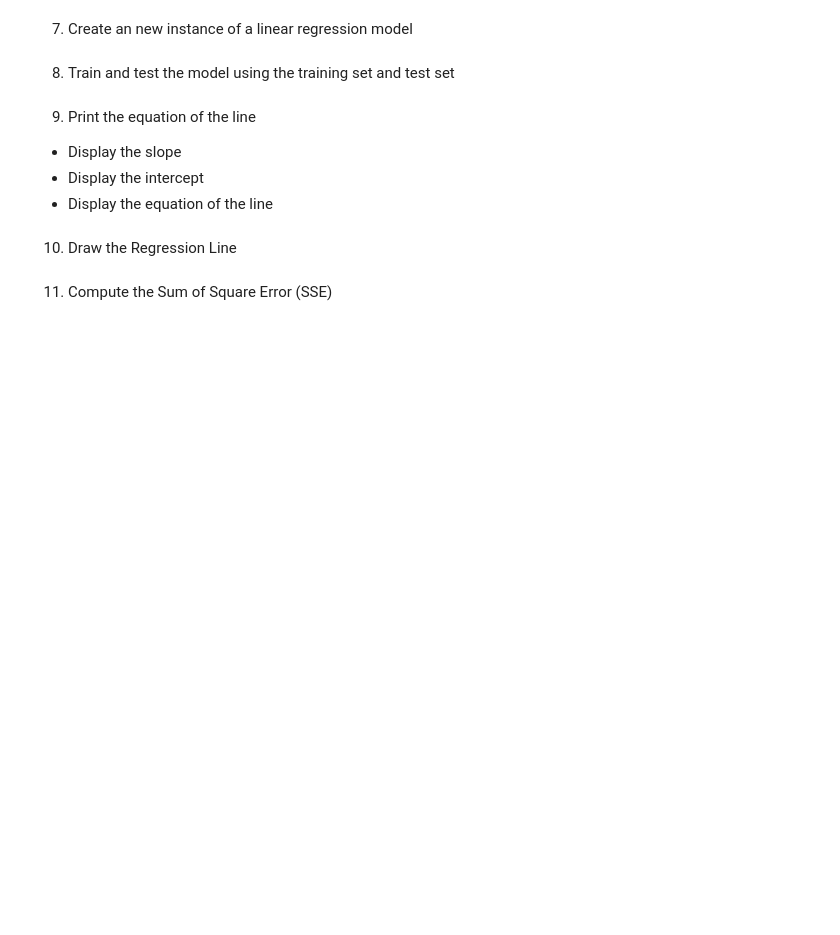
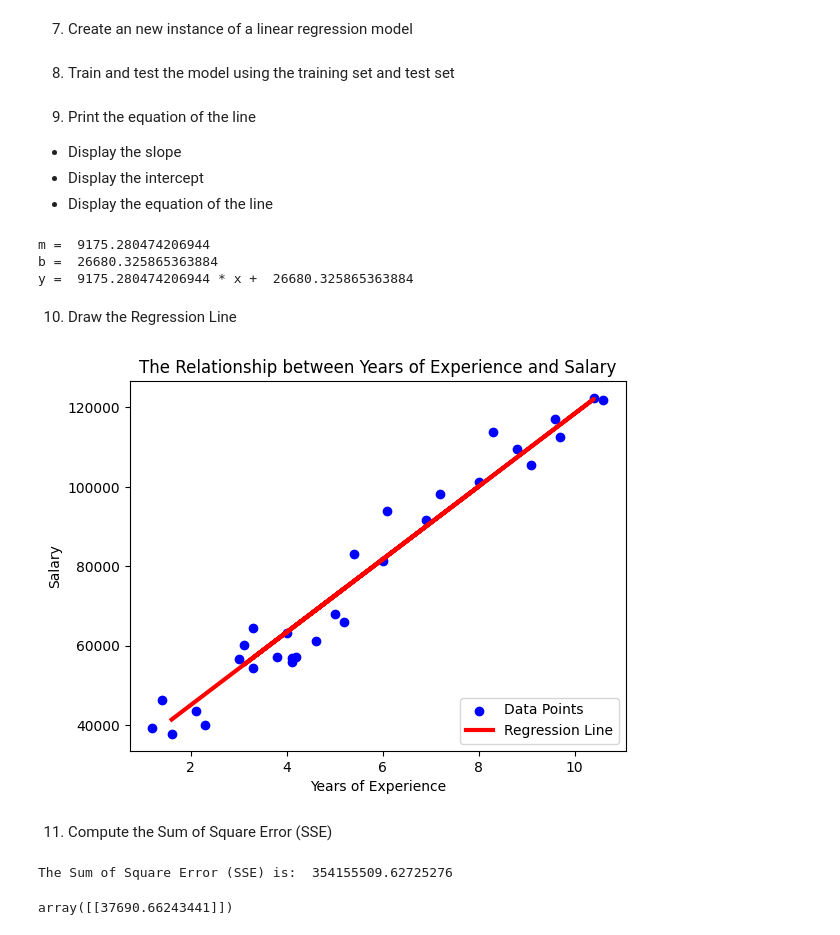
Before and after one commit to moridin04/CCMACLRL_EXERCISES_COM221ML, a Jupyter notebook: Exercise4.ipynb, the cells around one changed output. Saved outputs shown, nothing was run; the diff lists cells and outputs as text; code cells hidden in the pictures; blank space fills up the shorter version.

```diff
--- a/Exercise4.ipynb
+++ b/Exercise4.ipynb
@@ -34,0 +61,5 @@ Build a Simple Linear Regression model to study the linear relationship between
+# %%
+x = x.reshape(-1, 1)
+y = y.reshape(-1, 1)
+# %%
+x_train,x_test,y_train,y_test = train_test_split(x,y,test_size=0.33,random_state=62)
@@ -39,2 +78,4 @@ Build a Simple Linear Regression model to study the linear relationship between
+# %%
+mymodel = LinearRegression()
 # %% [markdown]
 8. Train and test the model using the training set and test set
@@ -43,3 +82,6 @@ Build a Simple Linear Regression model to study the linear relationship between
+# %%
+mymodel.fit(x_train, y_train)
+y_pred = mymodel.predict(x_test)
 # %% [markdown]
 9. Print the equation of the line
 
@@ -51,2 +91,18 @@ Build a Simple Linear Regression model to study the linear relationship between
+# %%
+#Display the slope
+m = mymodel.coef_[0]
+m = m[0]
+print("m = ", m)
+
+#Display the intercept
+b = mymodel.intercept_[0]
+print("b = ", b)
+
+#Display the equation of the line
+print("y = ", m, "* x + ", b)
+# %% [output]
+m =  9175.280474206944
+b =  26680.325865363884
+y =  9175.280474206944 * x +  26680.325865363884
 # %% [markdown]
 10. Draw the Regression Line
@@ -55,2 +109,12 @@ Build a Simple Linear Regression model to study the linear relationship between
+# %%
+plt.scatter(x, y, color = 'blue', label='Data Points')
+plt.plot(x_test, y_pred, color = 'red', linewidth=3, label = 'Regression Line')
+plt.title('The Relationship between Years of Experience and Salary')
+plt.xlabel('Years of Experience')
+plt.ylabel('Salary')
+plt.legend(loc=4)
+plt.show()
+# %% [output]
+[figure, added]
 # %% [markdown]
 11. Compute the Sum of Square Error (SSE)
@@ -58,0 +127,9 @@ Build a Simple Linear Regression model to study the linear relationship between
+# %%
+sse = str(np.sum(np.square(df1['Actual'] - df1['Predicted'])))
+print('The Sum of Square Error (SSE) is: ', sse)
+# %% [output]
+The Sum of Square Error (SSE) is:  354155509.62725276
+# %%
+mymodel.predict([[1.2]])
+# %% [output]
+array([[37690.66243441]])
```
Also changed, not shown: parts of 19 cells of this notebook.
